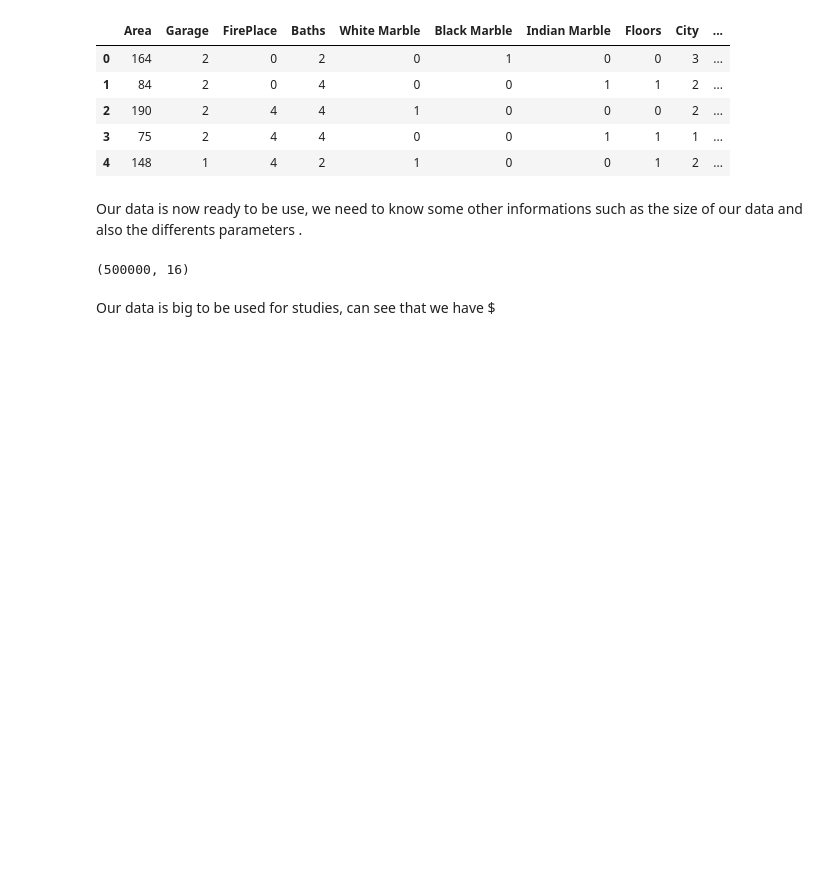
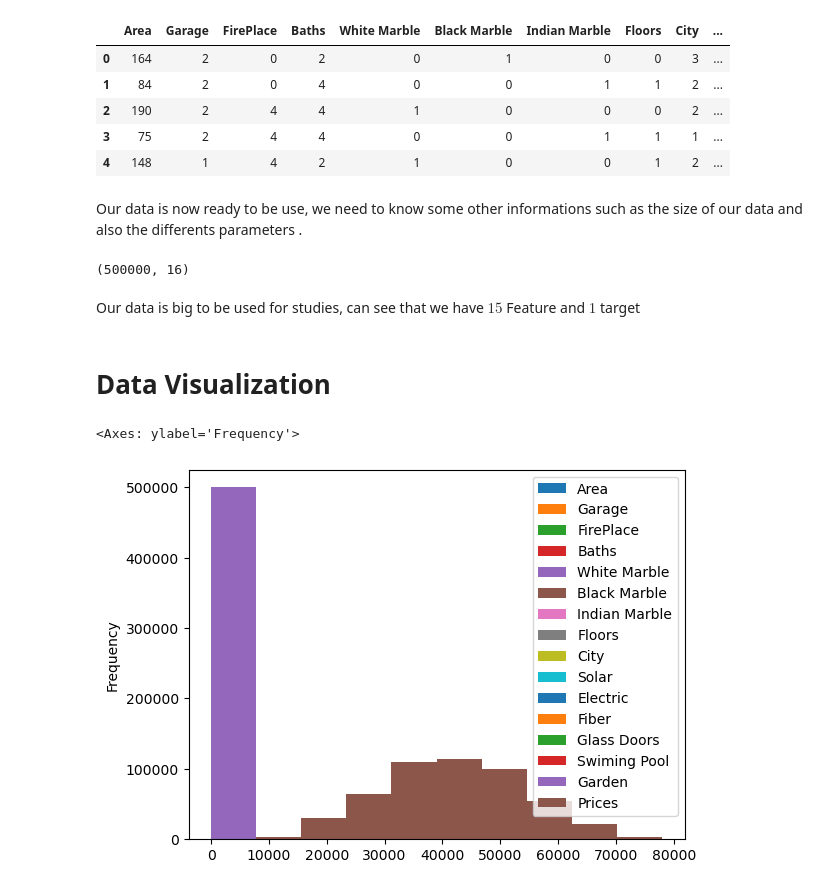
Before and after one commit to Ashraf-Khabar/SACAD-Projects, a Jupyter notebook: Mini_Project_N2/main.ipynb, the cells around one changed output. Saved outputs shown, nothing was run; the diff lists cells and outputs as text; code cells hidden in the pictures; blank space fills up the shorter version.

```diff
--- a/Mini_Project_N2/main.ipynb
+++ b/Mini_Project_N2/main.ipynb
@@ -35,4 +35,11 @@ df.shape
 # %% [output]
 (500000, 16)
 # %% [markdown]
-Our data is big to be used for studies, can see that we have $
+Our data is big to be used for studies, can see that we have $15$ Feature and $1$ target
+# %% [markdown]
+# Data Visualization
+# %%
+df.plot.hist()
+# %% [output]
+<Axes: ylabel='Frequency'>
+[figure, added]
```
Also changed, not shown: parts of 2 cells of this notebook.
